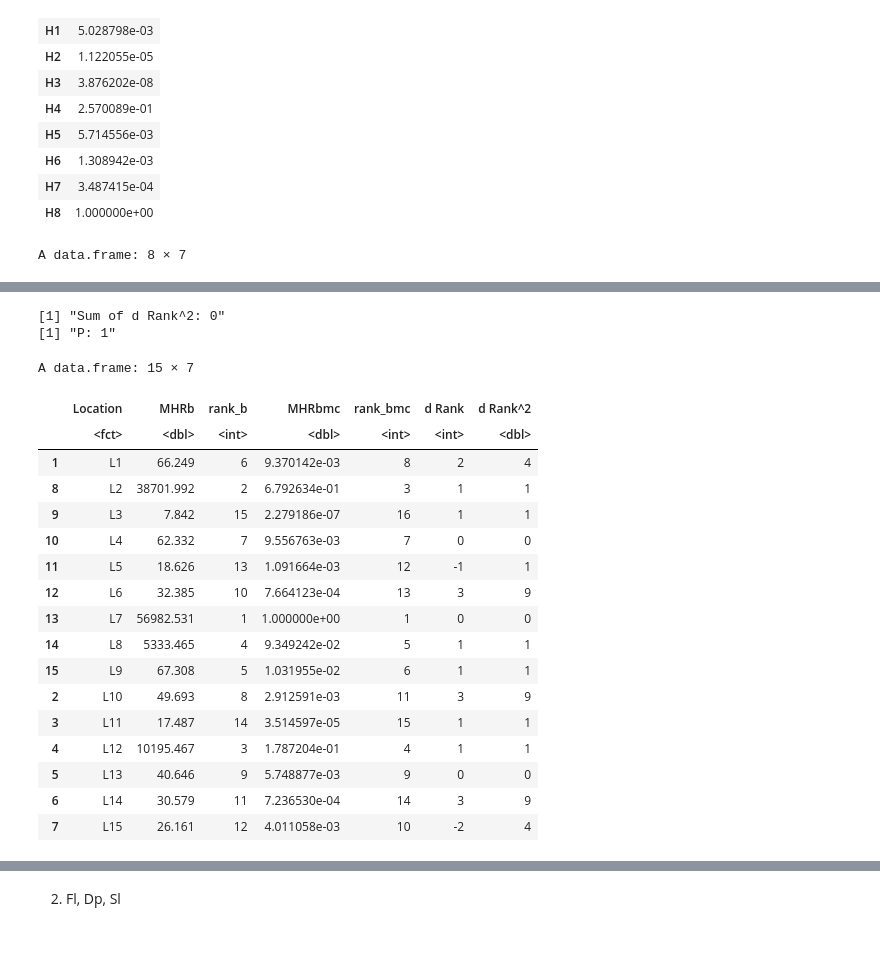
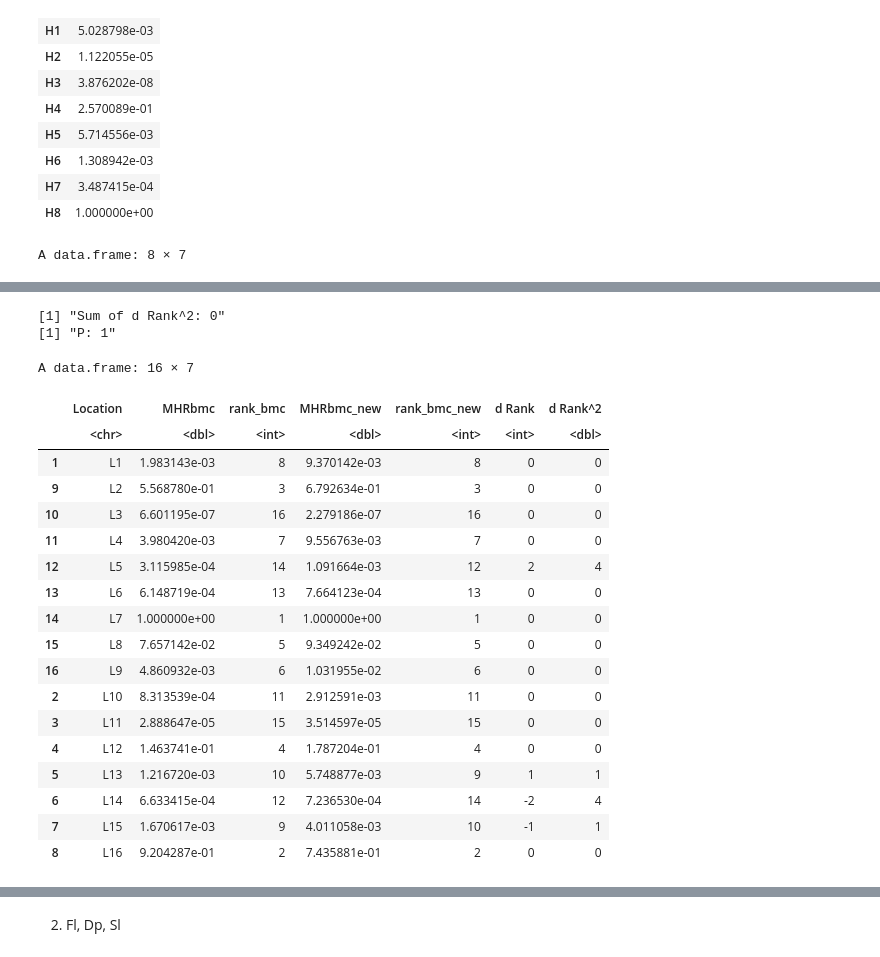
Before and after one commit to ludwigHoon/BPTNW, a Jupyter notebook: Bipartite Network Modelling for Measles Hotspot Detection.ipynb, the cells around one changed output, grey strips where cells are left out. Drawn from its saved outputs; the diff is of its cells as text; code cells hidden in the pictures.

```diff
--- a/Bipartite Network Modelling for Measles Hotspot Detection.ipynb
+++ b/Bipartite Network Modelling for Measles Hotspot Detection.ipynb
@@ -1115,3 +1115,8 @@ A data.frame: 16 × 7
 ## Parameter significance analysis
 ### Leave one out
 1. Fl
+# %%
+originalHumanRank <- humanRank
+originalLocationRank <- locationRank
+originalHumanRank
+originalLocationRank
@@ -2311,43 +2203,29 @@ humanRank$Human <- row.names(humanRank)
 row.names(humanRank)<-NULL
 locationRank$Location <- row.names(locationRank)
 row.names(locationRank)<-NULL
-names(humanRank) <- c('MHRbmc', 'Human')
-names(locationRank) <- c('MHRbmc', 'Location')
+names(humanRank) <- c('MHRbmc_new', 'Human')
+names(locationRank) <- c('MHRbmc_new', 'Location')
 
 #Human BMC
-humanRank$rank_bmc <- NA
+humanRank$rank_bmc_new <- NA
 order.MHRb<-order(humanRank$MHRb)
-humanRank$rank_bmc[order.MHRb] <- nrow(humanRank):1
+humanRank$rank_bmc_new[order.MHRb] <- nrow(humanRank):1
 #humanRank
 
 #Location BMC
-locationRank$rank_bmc <- NA
+locationRank$rank_bmc_new <- NA
 order.MHRb<-order(locationRank$MHRb)
-locationRank$rank_bmc[order.MHRb] <- nrow(locationRank):1
+locationRank$rank_bmc_new[order.MHRb] <- nrow(locationRank):1
 #locationRank
 
 ####
-uci_human <- read.csv('c_result/authority_wLMO1.csv') #Replace here
-uci_location <- read.csv('c_result/hub_wLMO1.csv') # Replace here
-names(uci_human)<-c("Human", "MHRb")
-names(uci_location)<-c("Location", "MHRb")
+ori_human <- originalHumanRank
+ori_location <- originalLocationRank
 
-#Human UCI
-uci_human$rank_b <- NA
-order.MHRb<-order(uci_human$MHRb)
-uci_human$rank_b[order.MHRb] <- nrow(uci_human):1
-#uci_human
-
-#Location UCI
-uci_location$rank_b <- NA
-order.MHRb<-order(uci_location$MHRb)
-uci_location$rank_b[order.MHRb] <- nrow(uci_location):1
-#uci_location
-
-human_compare_2 <- merge(uci_human, humanRank, by='Human')
-location_compare_2 <- merge(uci_location, locationRank, by='Location')
-human_compare_2$`d Rank` <- human_compare_2$rank_bmc - human_compare_2$rank_b
-location_compare_2$`d Rank` <- location_compare_2$rank_bmc - location_compare_2$rank_b
+human_compare_2 <- merge(ori_human, humanRank, by='Human')
+location_compare_2 <- merge(ori_location, locationRank, by='Location')
+human_compare_2$`d Rank` <- human_compare_2$rank_bmc - human_compare_2$rank_bmc_new
+location_compare_2$`d Rank` <- location_compare_2$rank_bmc - location_compare_2$rank_bmc_new
 human_compare_2$`d Rank^2` <- (human_compare_2$`d Rank`)^2
 location_compare_2$`d Rank^2` <- (location_compare_2$`d Rank`)^2
 human_compare_2
@@ -2371,20 +2249,21 @@ A data.frame: 8 × 7
 [1] "Sum of d Rank^2: 0"
 [1] "P: 1"
-A data.frame: 15 × 7
+A data.frame: 16 × 7
-|  | Location | MHRb | rank_b | MHRbmc | rank_bmc | d Rank | d Rank^2 |
-|  | <fct> | <dbl> | <int> | <dbl> | <int> | <int> | <dbl> |
-| 1 | L1 | 66.249 | 6 | 9.370142e-03 | 8 | 2 | 4 |
-| 8 | L2 | 38701.992 | 2 | 6.792634e-01 | 3 | 1 | 1 |
-| 9 | L3 | 7.842 | 15 | 2.279186e-07 | 16 | 1 | 1 |
-| 10 | L4 | 62.332 | 7 | 9.556763e-03 | 7 | 0 | 0 |
-| 11 | L5 | 18.626 | 13 | 1.091664e-03 | 12 | -1 | 1 |
-| 12 | L6 | 32.385 | 10 | 7.664123e-04 | 13 | 3 | 9 |
-| 13 | L7 | 56982.531 | 1 | 1.000000e+00 | 1 | 0 | 0 |
-| 14 | L8 | 5333.465 | 4 | 9.349242e-02 | 5 | 1 | 1 |
-| 15 | L9 | 67.308 | 5 | 1.031955e-02 | 6 | 1 | 1 |
-| 2 | L10 | 49.693 | 8 | 2.912591e-03 | 11 | 3 | 9 |
-| 3 | L11 | 17.487 | 14 | 3.514597e-05 | 15 | 1 | 1 |
-| 4 | L12 | 10195.467 | 3 | 1.787204e-01 | 4 | 1 | 1 |
-| 5 | L13 | 40.646 | 9 | 5.748877e-03 | 9 | 0 | 0 |
-| 6 | L14 | 30.579 | 11 | 7.236530e-04 | 14 | 3 | 9 |
-| 7 | L15 | 26.161 | 12 | 4.011058e-03 | 10 | -2 | 4 |
+|  | Location | MHRbmc | rank_bmc | MHRbmc_new | rank_bmc_new | d Rank | d Rank^2 |
+|  | <chr> | <dbl> | <int> | <dbl> | <int> | <int> | <dbl> |
+| 1 | L1 | 1.983143e-03 | 8 | 9.370142e-03 | 8 | 0 | 0 |
+| 9 | L2 | 5.568780e-01 | 3 | 6.792634e-01 | 3 | 0 | 0 |
+| 10 | L3 | 6.601195e-07 | 16 | 2.279186e-07 | 16 | 0 | 0 |
+| 11 | L4 | 3.980420e-03 | 7 | 9.556763e-03 | 7 | 0 | 0 |
+| 12 | L5 | 3.115985e-04 | 14 | 1.091664e-03 | 12 | 2 | 4 |
+| 13 | L6 | 6.148719e-04 | 13 | 7.664123e-04 | 13 | 0 | 0 |
+| 14 | L7 | 1.000000e+00 | 1 | 1.000000e+00 | 1 | 0 | 0 |
+| 15 | L8 | 7.657142e-02 | 5 | 9.349242e-02 | 5 | 0 | 0 |
+| 16 | L9 | 4.860932e-03 | 6 | 1.031955e-02 | 6 | 0 | 0 |
+| 2 | L10 | 8.313539e-04 | 11 | 2.912591e-03 | 11 | 0 | 0 |
+| 3 | L11 | 2.888647e-05 | 15 | 3.514597e-05 | 15 | 0 | 0 |
+| 4 | L12 | 1.463741e-01 | 4 | 1.787204e-01 | 4 | 0 | 0 |
+| 5 | L13 | 1.216720e-03 | 10 | 5.748877e-03 | 9 | 1 | 1 |
+| 6 | L14 | 6.633415e-04 | 12 | 7.236530e-04 | 14 | -2 | 4 |
+| 7 | L15 | 1.670617e-03 | 9 | 4.011058e-03 | 10 | -1 | 1 |
+| 8 | L16 | 9.204287e-01 | 2 | 7.435881e-01 | 2 | 0 | 0 |
```
Also changed, not shown: parts of 19 cells of this notebook, 1 other file.
